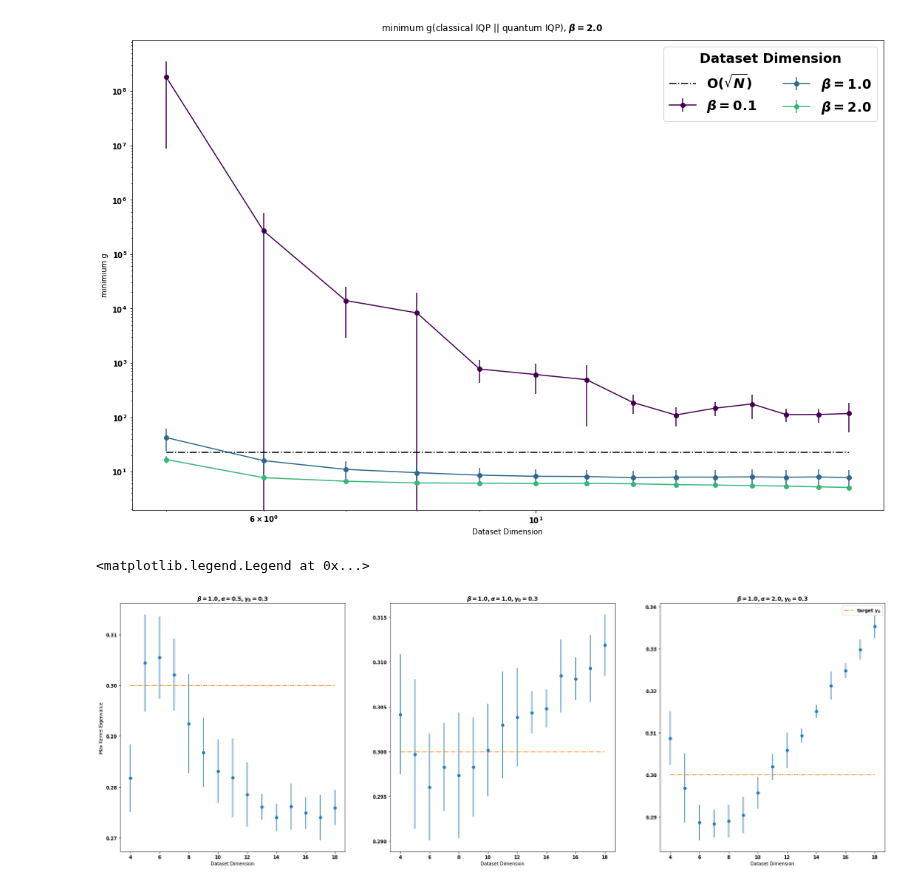
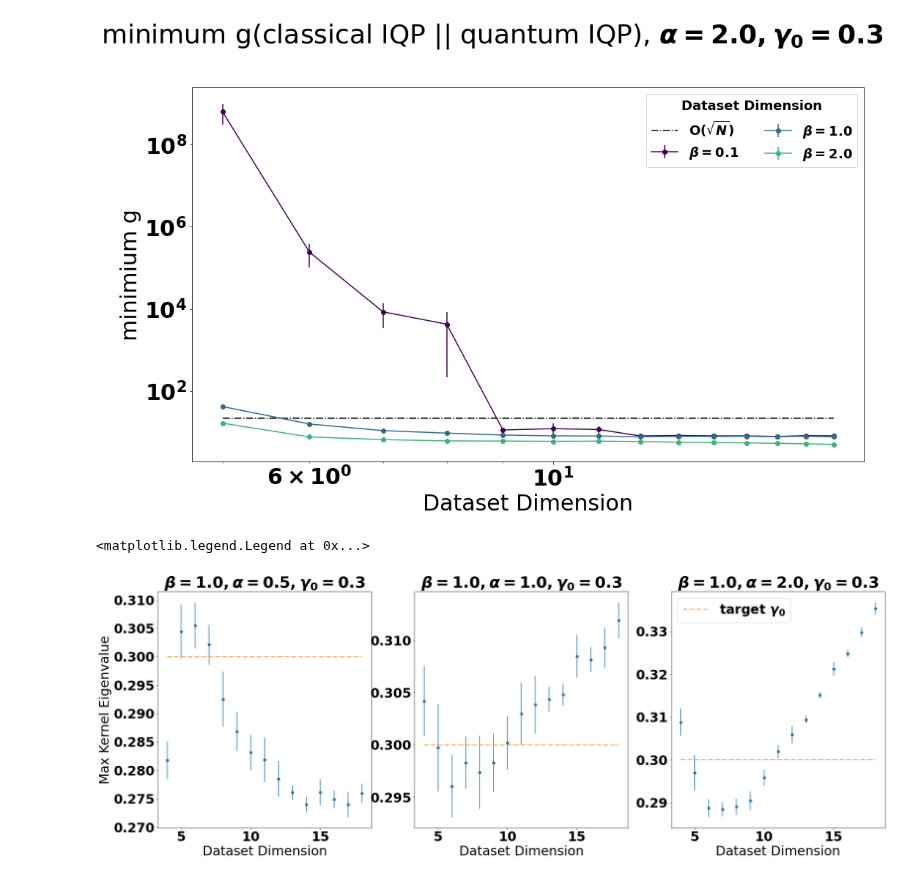
Before and after one commit to lslattery11/quantum_kernel, a Jupyter notebook: notebooks/data_visualization/alpha_test_gd_scaling.ipynb, the cells around one changed output. Drawn from its saved outputs; the diff is of its cells as text; code cells hidden in the pictures.

```diff
--- a/notebooks/data_visualization/alpha_test_gd_scaling.ipynb
+++ b/notebooks/data_visualization/alpha_test_gd_scaling.ipynb
@@ -166,7 +149,7 @@ for dim in dataset_dims:
     color=colormap.colors[color_index]
     x=list(set(geo_diffs[str(dim)][:,0]))
     y=[np.mean(geo_diffs[str(dim)][geo_diffs[str(dim)][:,0]==a][:,1]) for a in x]
-    yerr=[np.std(geo_diffs[str(dim)][geo_diffs[str(dim)][:,0]==a][:,1]) for a in x]
+    yerr=[sem(geo_diffs[str(dim)][geo_diffs[str(dim)][:,0]==a][:,1]) for a in x]
     ax.errorbar(x,y,yerr=yerr,color=color,label=dim,fmt='o',ls='')
 
 ax.set_yscale('log')
@@ -207,7 +190,7 @@ for i,gamma in enumerate(gammas):
         x=list(set(geo_diffs[str(dim)][:,0]))
         y=min([np.mean(geo_diffs[str(dim)][geo_diffs[str(dim)][:,0]==a][:,1]) for a in x])
         index = [np.mean(geo_diffs[str(dim)][geo_diffs[str(dim)][:,0]==a][:,1]) for a in x].index(y)
-        yerr=[np.std(geo_diffs[str(dim)][geo_diffs[str(dim)][:,0]==a][:,1]) for a in x][index]
+        yerr=[sem(geo_diffs[str(dim)][geo_diffs[str(dim)][:,0]==a][:,1]) for a in x][index]
 
         ys.append(y)
         yerrs.append(yerr)
@@ -262,7 +245,7 @@ for beta,ax,dfs in zip(betas,axs,dfs_list):
     target_iqp_df=filter_df(iqp_df,filter)
     xp=list(set(target_iqp_df.dataset_dim.values))
     yp=[np.mean(target_iqp_df[target_iqp_df.dataset_dim==x].apply(lambda x: max(x.kernel_eigenvalues),axis=1).values) for x in xp]
-    yerr=[np.std(target_iqp_df[target_iqp_df.dataset_dim==x].apply(lambda x: max(x.kernel_eigenvalues),axis=1).values) for x in xp]
+    yerr=[sem(target_iqp_df[target_iqp_df.dataset_dim==x].apply(lambda x: max(x.kernel_eigenvalues),axis=1).values) for x in xp]
 
     ax.errorbar(xp,yp,yerr=yerr,fmt='o',ls='')
     ax.set_xlabel('Dataset Dimension')
@@ -284,8 +267,9 @@ alpha=2.0
 gamma=0.3
 
 folder="/mnt/c/Users/lslat/Data/QK_project/results/HZZ_multi/final_gennorm/"
-subfolder=f"alpha_test/beta{beta}/"
+
 for beta,dfs in zip(betas,dfs_list):
+    subfolder=f"alpha_test/beta{beta}/"
     filepath=save_folder+f'geometric_difference_dict_beta{beta}_alpha{alpha}_gamma_{gamma}.p'
     if os.path.exists(filepath):
         with open(filepath, 'rb') as pickle_file:
@@ -306,7 +290,7 @@ for beta,dfs in zip(betas,dfs_list):
 
             geo_diffs[str(dim)]=[]
             for seed in seeds:
-                c_df=generic_ciqp_df[(generic_ciqp_df['seed']==seed)]
+                c_df=generic_ciqp_df[(generic_ciqp_df['seed']==seed) & (generic_ciqp_df['alpha']==alpha)]
                 q_df=target_iqp_df[(target_iqp_df['dataset_dim']==dim) & (target_iqp_df['seed']==seed)]
                 Kq=q_df.qkern_matrix_train.values[0]
                 Kcs=c_df.qkern_matrix_train.values
@@ -339,35 +323,35 @@ for i,beta in enumerate(betas):
 
     color_index=int(256*i/(len(betas)))
     color=colormap.colors[color_index]
 
     ys=[]
     yerrs=[]
     for dim in dataset_dims:
         x=list(set(geo_diffs[str(dim)][:,0]))
         y=min([np.mean(geo_diffs[str(dim)][geo_diffs[str(dim)][:,0]==a][:,1]) for a in x])
         index = [np.mean(geo_diffs[str(dim)][geo_diffs[str(dim)][:,0]==a][:,1]) for a in x].index(y)
-        yerr=[np.std(geo_diffs[str(dim)][geo_diffs[str(dim)][:,0]==a][:,1]) for a in x][index]
+        yerr=[sem(geo_diffs[str(dim)][geo_diffs[str(dim)][:,0]==a][:,1]) for a in x][index]
 
         ys.append(y)
         yerrs.append(yerr)
     ax.errorbar(dataset_dims,ys,yerr=yerrs,color=color,fmt='-o',label=rf'$\beta={beta}$')
 
     ax.set_yscale('log')
     ax.set_xscale('log')
     ax.set_ylabel('minimium g')
     ax.set_xlabel('Dataset Dimension')
 
 ax.plot(dataset_dims,len(dataset_dims)*[np.sqrt(500)],ls='-.',color='black',label=r'O($\sqrt{N}$)')
 
 legend=plt.legend(ncol=2,bbox_to_anchor=(1,1),fontsize=18,title_fontsize=18)
 legend.set_title('Dataset Dimension')
 
 fig.suptitle(rf'minimum g(classical IQP || quantum IQP), $\alpha={alpha}, \gamma_0={gamma}$')
 
 fig.tight_layout()
 #fig.savefig(f'{save_folder}IQP_gd_decay_fixed_beta{beta}.png')
 # %% [output]
-[figure, old version]
+[figure, new version]
 # %%
 # Get kernel results for the different ml models and dataset.d
 dfs = {}
@@ -392,7 +376,7 @@ dfs_list=[get_dfs_from_folder(folder[0],folder[1],cols_to_drop) for folder in fo
 # %%
 fig, axs = plt.subplots(1,len(dfs_list),figsize=(30,10))
 axs[0].set_ylabel('Max Kernel Eigenvalue')
-betas=1.0
+beta=1.0
 alpha=[0.5,1.0,2.0]
 gamma=0.3
 for alpha,ax,dfs in zip(alphas,axs,dfs_list):
@@ -401,7 +385,7 @@ for alpha,ax,dfs in zip(alphas,axs,dfs_list):
     target_iqp_df=filter_df(iqp_df,filter)
     xp=list(set(target_iqp_df.dataset_dim.values))
     yp=[np.mean(target_iqp_df[target_iqp_df.dataset_dim==x].apply(lambda x: max(x.kernel_eigenvalues),axis=1).values) for x in xp]
-    yerr=[np.std(target_iqp_df[target_iqp_df.dataset_dim==x].apply(lambda x: max(x.kernel_eigenvalues),axis=1).values) for x in xp]
+    yerr=[sem(target_iqp_df[target_iqp_df.dataset_dim==x].apply(lambda x: max(x.kernel_eigenvalues),axis=1).values) for x in xp]
 
     ax.errorbar(xp,yp,yerr=yerr,fmt='o',ls='')
     ax.set_xlabel('Dataset Dimension')
@@ -412,7 +396,7 @@ ax.legend()
 #fig.savefig(f'{save_folder}IQP_max_eigval_v_dim_fixed_beta{beta}.png')
 # %% [output]
 <matplotlib.legend.Legend at 0x...>
-[figure, old version]
+[figure, new version]
 # %%
 
 dataset_dims=[4,5,6,7,8,9,10,11,12,13,14,15,16,17,18]
```
Also changed, not shown: parts of 10 cells of this notebook, 3 other files.
